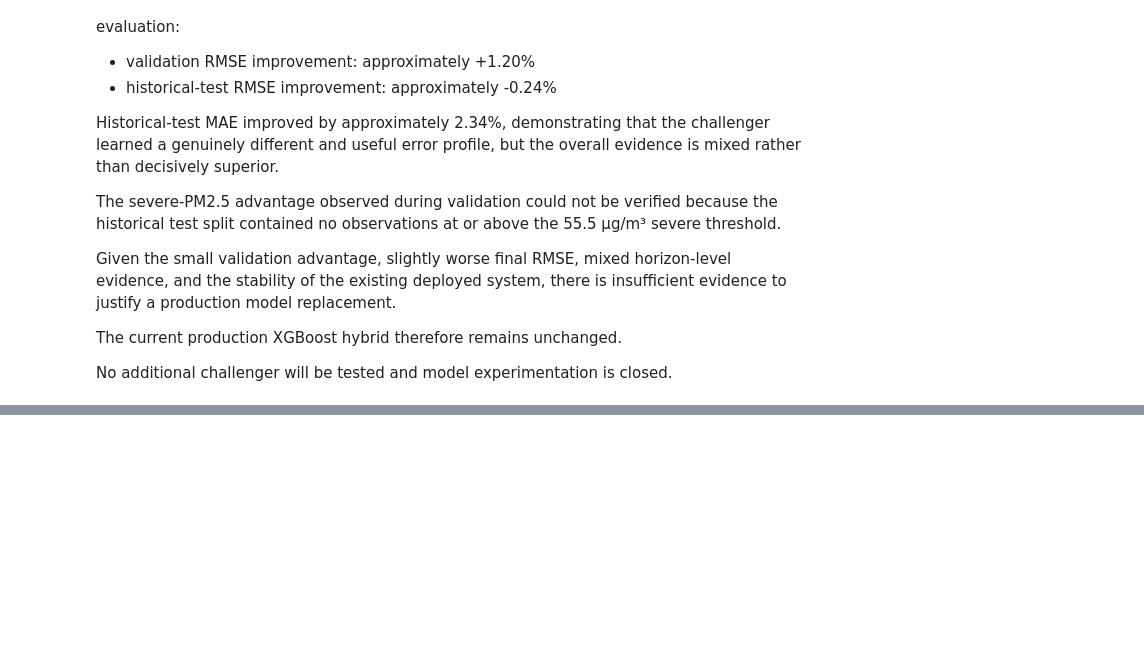
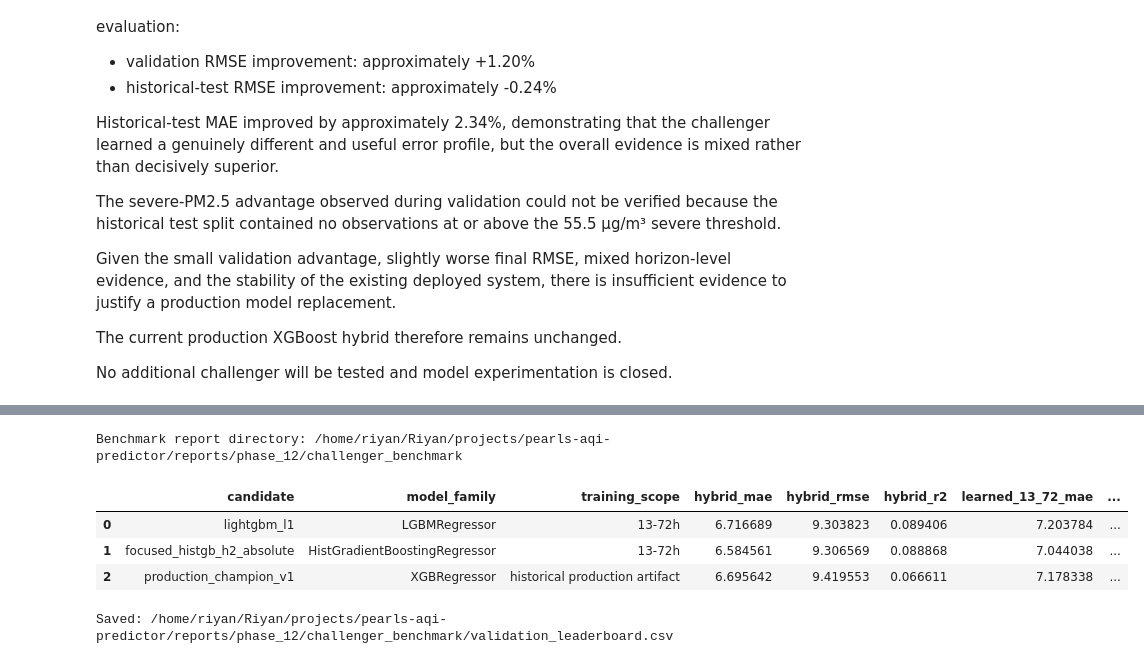
Before and after one commit to riyanj220/pearls-aqi-predictor, a Jupyter notebook: notebooks/12_model_challenger_benchmark.ipynb, the cells around one changed output, grey strips where cells are left out. Drawn from its saved outputs; the diff is of its cells as text; code cells hidden in the pictures; blank space fills up the shorter version.

Commit message:
docs(reports): finalize model challenger benchmark

```diff
--- a/notebooks/12_model_challenger_benchmark.ipynb
+++ b/notebooks/12_model_challenger_benchmark.ipynb
@@ -11210,0 +11256,18 @@ No additional challenger will be tested and model experimentation is closed.
+# %%
+CHALLENGER_REPORT_DIR = (
+    REPORT_DIR
+    / "phase_12/challenger_benchmark"
+)
+
+CHALLENGER_REPORT_DIR.mkdir(
+    parents=True,
+    exist_ok=True,
+)
+
+
+print(
+    "Benchmark report directory:",
+    CHALLENGER_REPORT_DIR,
+)
+# %% [output]
+Benchmark report directory: /home/riyan/Riyan/projects/pearls-aqi-predictor/reports/phase_12/challenger_benchmark
@@ -11210,0 +11289,37 @@ No additional challenger will be tested and model experimentation is closed.
+# %%
+final_validation_leaderboard_df = (
+    final_validation_leaderboard_df
+    .sort_values(
+        "hybrid_rmse"
+    )
+    .reset_index(
+        drop=True
+    )
+)
+# %%
+VALIDATION_LEADERBOARD_PATH = (
+    CHALLENGER_REPORT_DIR
+    / "validation_leaderboard.csv"
+)
+
+
+final_validation_leaderboard_df.to_csv(
+    VALIDATION_LEADERBOARD_PATH,
+    index=False,
+)
+
+
+display(
+    final_validation_leaderboard_df
+)
+
+print(
+    "Saved:",
+    VALIDATION_LEADERBOARD_PATH,
+)
+# %% [output]
+|  | candidate | model_family | training_scope | hybrid_mae | hybrid_rmse | hybrid_r2 | learned_13_72_mae | ... |
+| 0 | lightgbm_l1 | LGBMRegressor | 13-72h | 6.716689 | 9.303823 | 0.089406 | 7.203784 | ... |
+| 1 | focused_histgb_h2_absolute | HistGradientBoostingRegressor | 13-72h | 6.584561 | 9.306569 | 0.088868 | 7.044038 | ... |
+| 2 | production_champion_v1 | XGBRegressor | historical production artifact | 6.695642 | 9.419553 | 0.066611 | 7.178338 | ... |
+Saved: /home/riyan/Riyan/projects/pearls-aqi-predictor/reports/phase_12/challenger_benchmark/validation_leaderboard.csv
```
Also changed, not shown: parts of 8 cells of this notebook, 3 other files.
